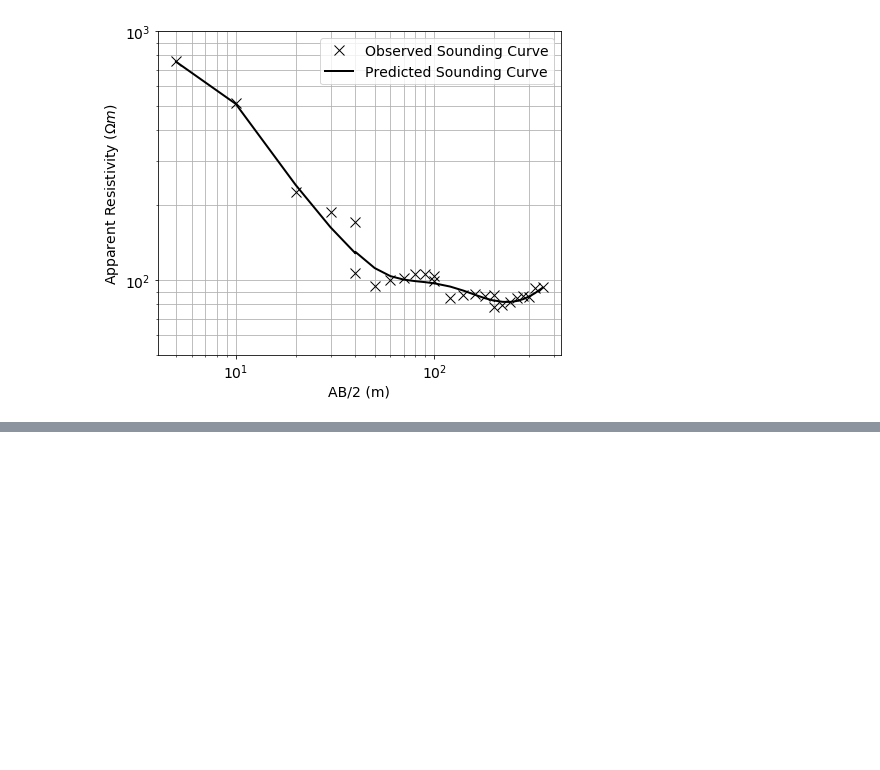
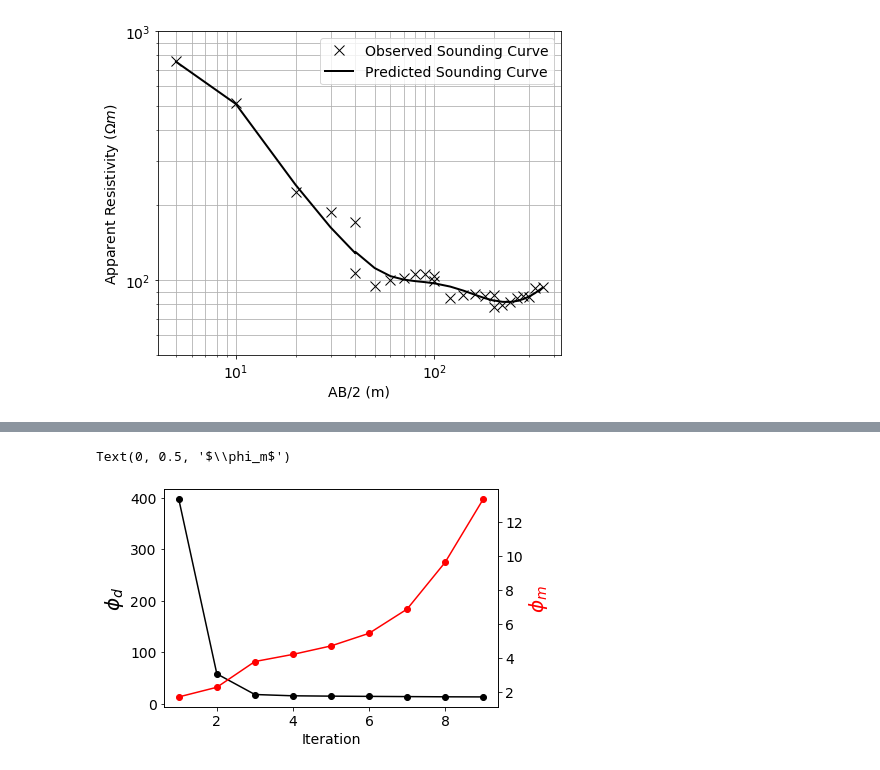
Before and after one commit to simpeg-research/gwb-dc-inversions, a Jupyter notebook: notebooks/dc1d-smooth-inversion.ipynb, the cells around one changed output, grey strips where cells are left out. Drawn from its saved outputs; the diff is of its cells as text; code cells hidden in the pictures; blank space fills up the shorter version.

```diff
--- a/notebooks/dc1d-smooth-inversion.ipynb
+++ b/notebooks/dc1d-smooth-inversion.ipynb
@@ -305,0 +349,19 @@ plt.show()
+# %%
+n_interation = len(save_iteration.outDict)
+phi_d = np.zeros(n_interation)
+phi_m = np.zeros(n_interation)
+
+for ii in range(1,n_interation+1):
+    phi_d[ii-1] = save_iteration.outDict[ii]['phi_d']
+    phi_m[ii-1] = save_iteration.outDict[ii]['phi_m']
+# %%
+fig, ax = plt.subplots(1,1)
+ax.plot(np.arange(n_interation)+1, phi_d, 'ko-')
+ax_1 = ax.twinx()
+ax_1.plot(np.arange(n_interation)+1, phi_m, 'ro-')
+ax.set_xlabel("Iteration")
+ax.set_ylabel("$\phi_d$", fontsize = 20)
+ax_1.set_ylabel("$\phi_m$", fontsize = 20, color='r')
+# %% [output]
+Text(0, 0.5, '$\\phi_m$')
+[figure, added]
```
Also changed, not shown: parts of 10 cells of this notebook.
